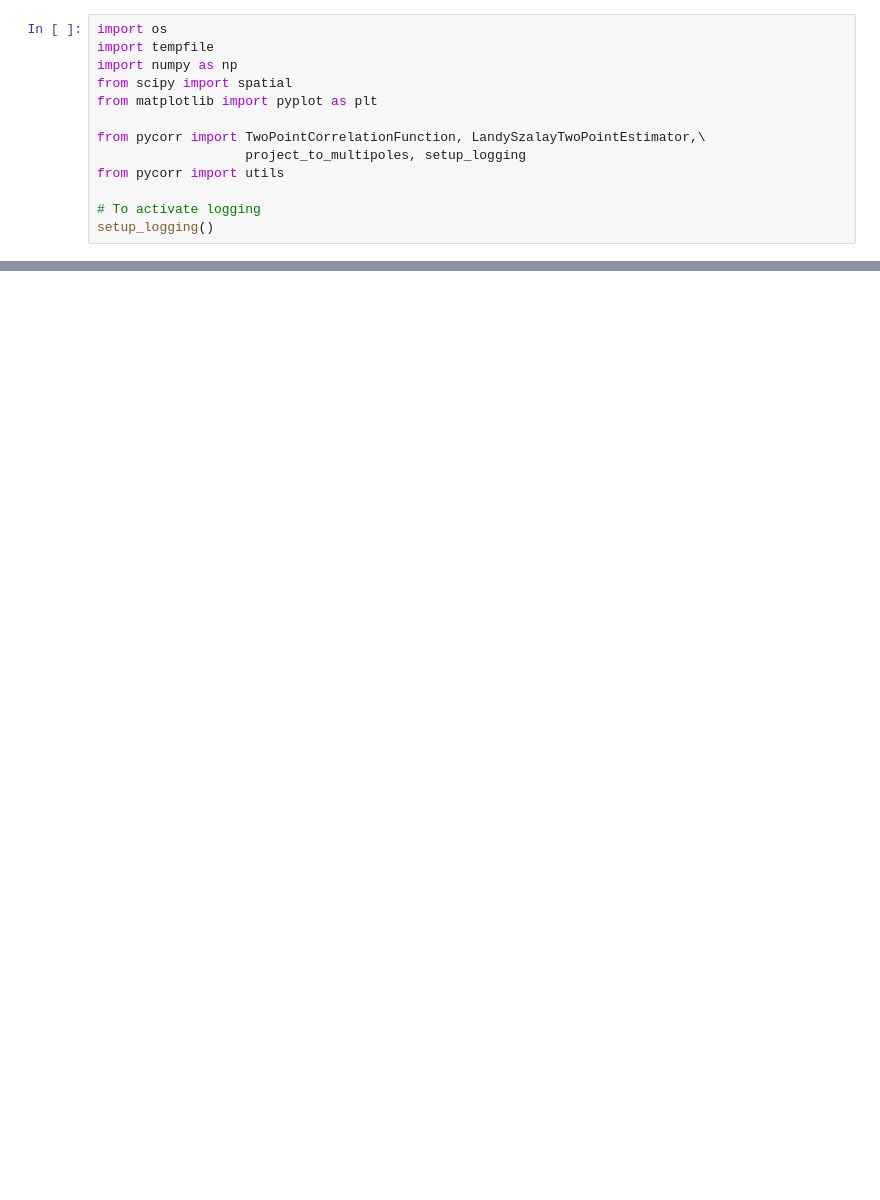
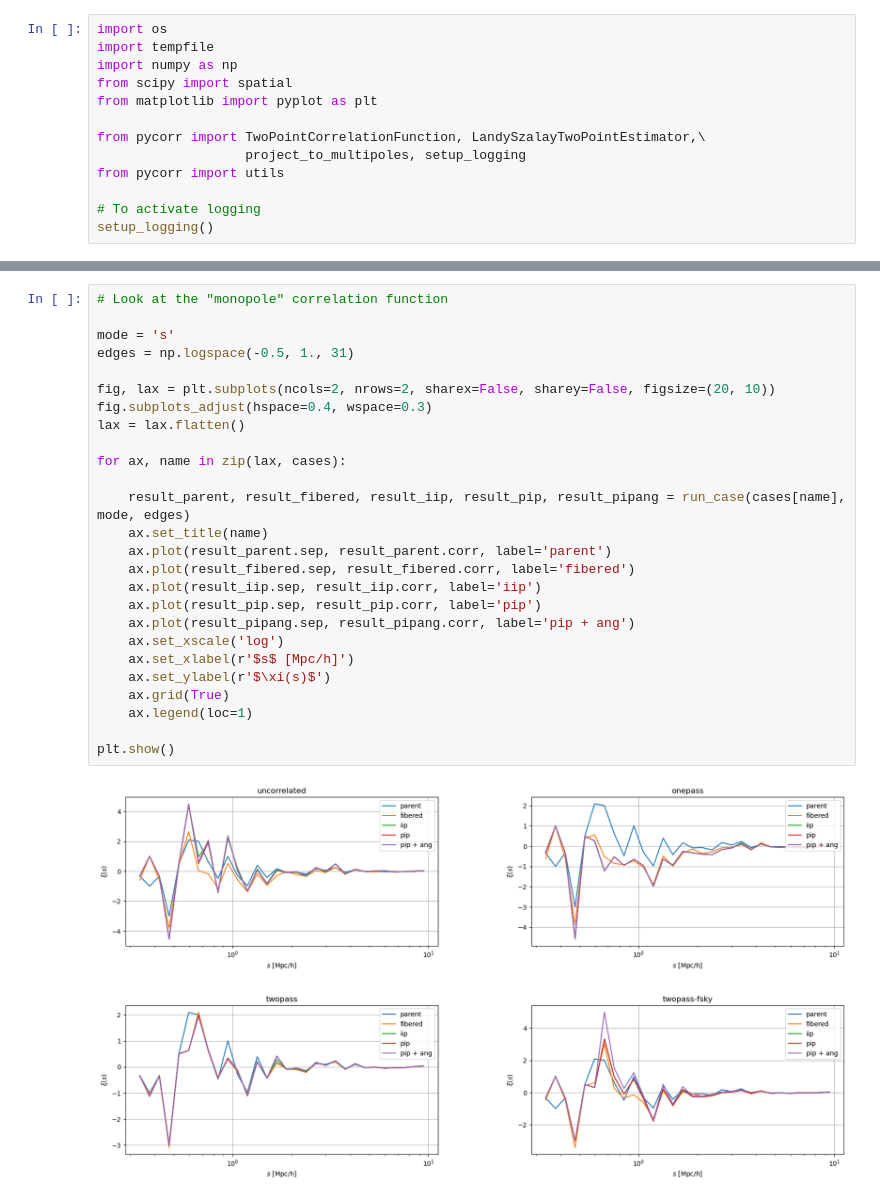
Before and after one commit to cosmodesi/pycorr, a Jupyter notebook: nb/pip_examples.ipynb, the cells around one changed output, grey strips where cells are left out. Cells and saved outputs as stored; diff of their text form; blank space fills up the shorter version.

```diff
--- a/nb/pip_examples.ipynb
+++ b/nb/pip_examples.ipynb
@@ -206,0 +237,28 @@ for ill,ell in enumerate(ells):
+# %%
+# Look at the "monopole" correlation function
+
+mode = 's'
+edges = np.logspace(-0.5, 1., 31)
+
+fig, lax = plt.subplots(ncols=2, nrows=2, sharex=False, sharey=False, figsize=(20, 10))
+fig.subplots_adjust(hspace=0.4, wspace=0.3)
+lax = lax.flatten()
+
+for ax, name in zip(lax, cases):
+
+    result_parent, result_fibered, result_iip, result_pip, result_pipang = run_case(cases[name], mode, edges)
+    ax.set_title(name)
+    ax.plot(result_parent.sep, result_parent.corr, label='parent')
+    ax.plot(result_fibered.sep, result_fibered.corr, label='fibered')
+    ax.plot(result_iip.sep, result_iip.corr, label='iip')
+    ax.plot(result_pip.sep, result_pip.corr, label='pip')
+    ax.plot(result_pipang.sep, result_pipang.corr, label='pip + ang')
+    ax.set_xscale('log')
+    ax.set_xlabel(r'$s$ [Mpc/h]')
+    ax.set_ylabel(r'$\xi(s)$')
+    ax.grid(True)
+    ax.legend(loc=1)
+
+plt.show()
+# %% [output]
+[figure, added]
```
Also changed, not shown: parts of 20 cells of this notebook, 4 other files.
